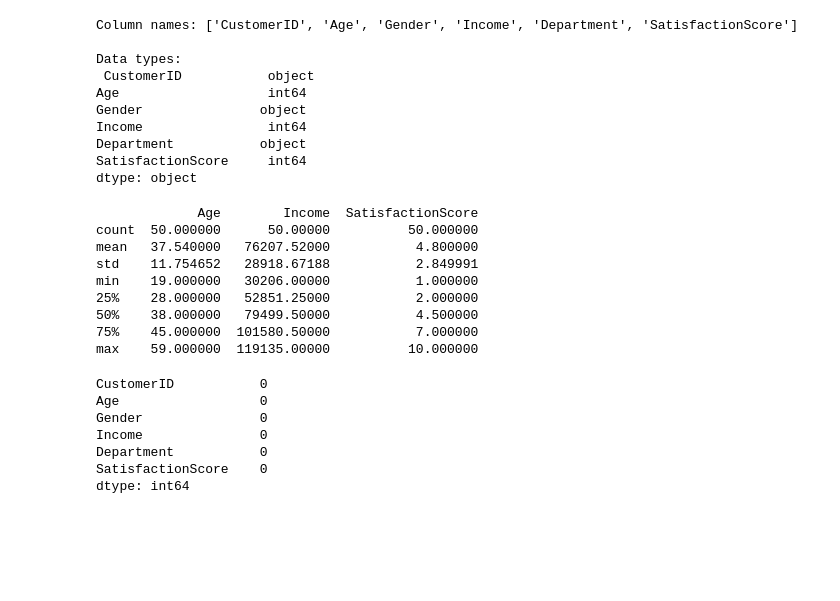
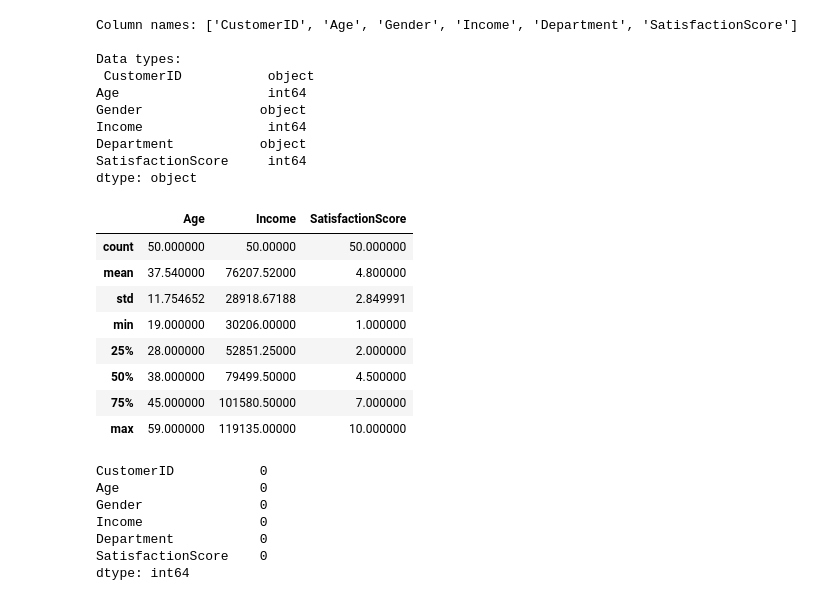
Before and after one commit to nirmalkr2003/Data-Science, a Jupyter notebook: Assignments/assignment7.ipynb, the cells around one changed output. Cells and saved outputs as stored; diff of their text form; code cells hidden in the pictures; blank space fills up the shorter version.

```diff
--- a/Assignments/assignment7.ipynb
+++ b/Assignments/assignment7.ipynb
@@ -86,18 +86,18 @@ Income                int64
 Department           object
 SatisfactionScore     int64
 dtype: object
-# %%
-print(df.describe())
-# %% [output]
-             Age        Income  SatisfactionScore
-count  50.000000      50.00000          50.000000
-mean   37.540000   76207.52000           4.800000
-std    11.754652   28918.67188           2.849991
-min    19.000000   30206.00000           1.000000
-25%    28.000000   52851.25000           2.000000
-50%    38.000000   79499.50000           4.500000
-75%    45.000000  101580.50000           7.000000
-max    59.000000  119135.00000          10.000000
+# %%
+df.describe()
+# %% [output]
+|  | Age | Income | SatisfactionScore |
+| count | 50.000000 | 50.00000 | 50.000000 |
+| mean | 37.540000 | 76207.52000 | 4.800000 |
+| std | 11.754652 | 28918.67188 | 2.849991 |
+| min | 19.000000 | 30206.00000 | 1.000000 |
+| 25% | 28.000000 | 52851.25000 | 2.000000 |
+| 50% | 38.000000 | 79499.50000 | 4.500000 |
+| 75% | 45.000000 | 101580.50000 | 7.000000 |
+| max | 59.000000 | 119135.00000 | 10.000000 |
 # %%
 df.isnull().sum()
 # %% [output]
```
Also changed, not shown: parts of 2 cells of this notebook, 12 other files.
